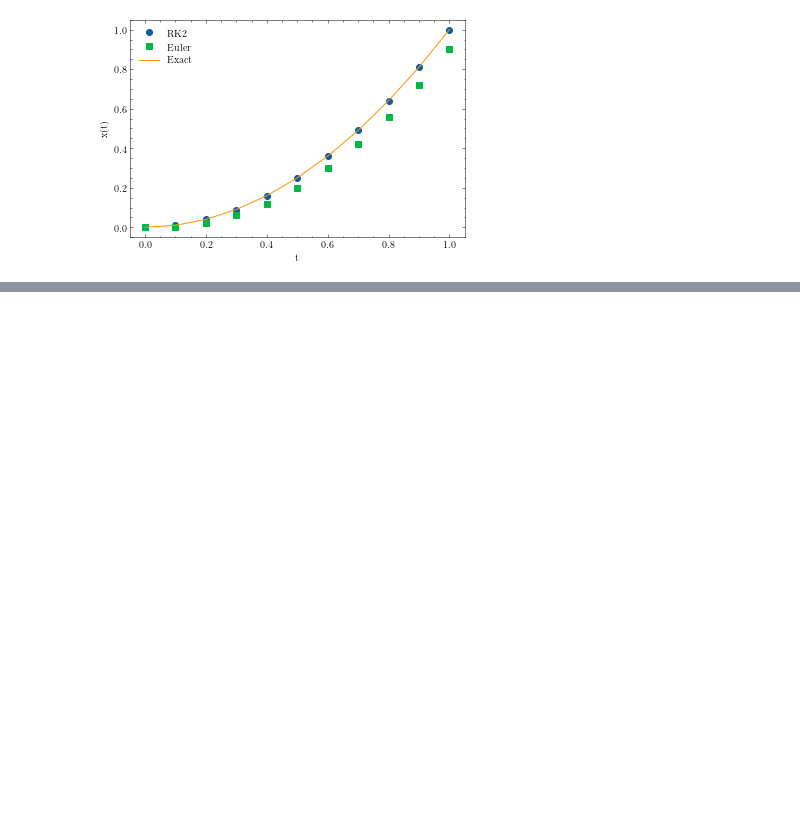
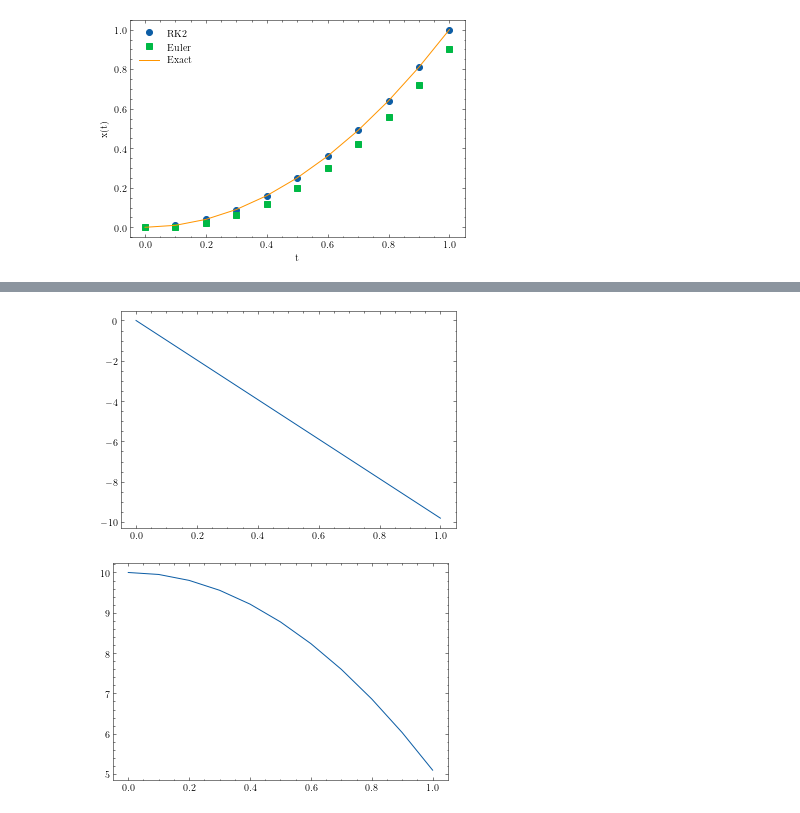
Before and after one commit to franklinzppa/fisica-computacional, a Jupyter notebook: week1.ipynb, the cells around one changed output, grey strips where cells are left out. Saved outputs shown, nothing was run; the diff lists cells and outputs as text; code cells hidden in the pictures; blank space fills up the shorter version.

```diff
--- a/week1.ipynb
+++ b/week1.ipynb
@@ -550,26 +553,41 @@ plt.show()
 # %%
-# Packing RK2 to solve a 2nd order ode
+# Packing RK2 to solve a 2nd order ODE
 
-def f(r=None, v=None, t=None):
-    """General acceleration."""
-    return t
+dt = 0.1
+t = np.arange(0, 1.0 + dt, dt)
+N = len(t)
 
-def RK2_2nd_order(f, t, r0, v0):
-    N = len(t)
-    r = np.zeros(N)
-    v = np.zeros(N)
-    r[0] = r0
-    v[0] = v0
+r = np.zeros(N)
+v = np.zeros(N)
+r0 = 10.0
+v0 = 0.0
+r[0] = r0
+v[0] = v0
 
-    for i in range(N-1):
-        l1 = v[i]
-        k1 = f(r=r[i], v=v[i], t=t[i])
+def f(v, r, t):
+    return -9.81
 
-        k2 = f(r[i] + 0.5*dt*k1, t[i] + 0.5*dt)
-        l2 =
+def RK2_2nd_order(f, r, v, t, dt):
+
+    for i in range(len(t)-1):
+        k1 = f(v[i], r[i], t[i])
+        l1 = v[i] + 0.5*dt*k1
+        l2 = r[i] + 0.5*dt*v[i]
+        k2 = f(l1, l2, t + 0.5*dt)
 
         v[i+1] = v[i] + dt*k2
-        r[i+1] = r[i] + dt*l2
+        r[i+1] = r[i] + dt*l1
+
+    return r, v
 
 
-    return x
+r_rk2, v_rk2 = RK2_2nd_order(f_free_fall, r, v, t, dt)
+
+plt.plot(t, v_rk2)
+plt.show()
+
+plt.plot(t, r_rk2)
+plt.show()
+# %% [output]
+[figure, added]
+[figure, added]
```
Also changed, not shown: parts of 3 cells of this notebook.
